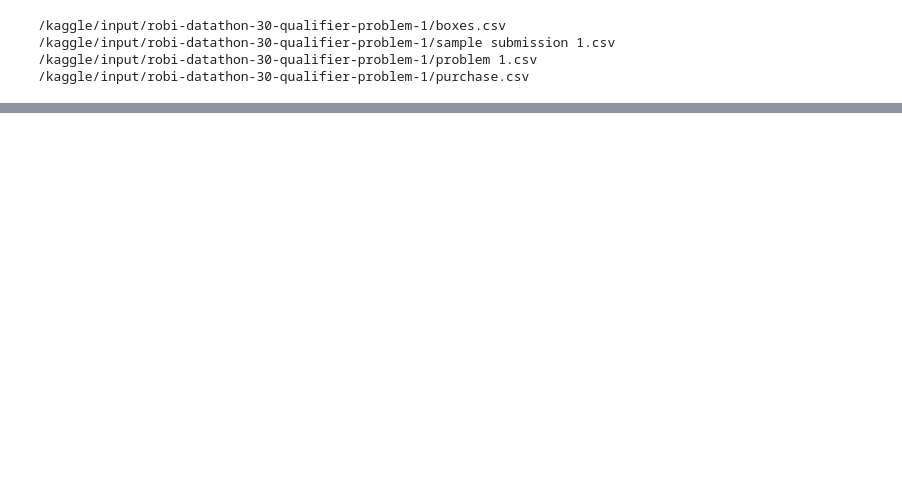
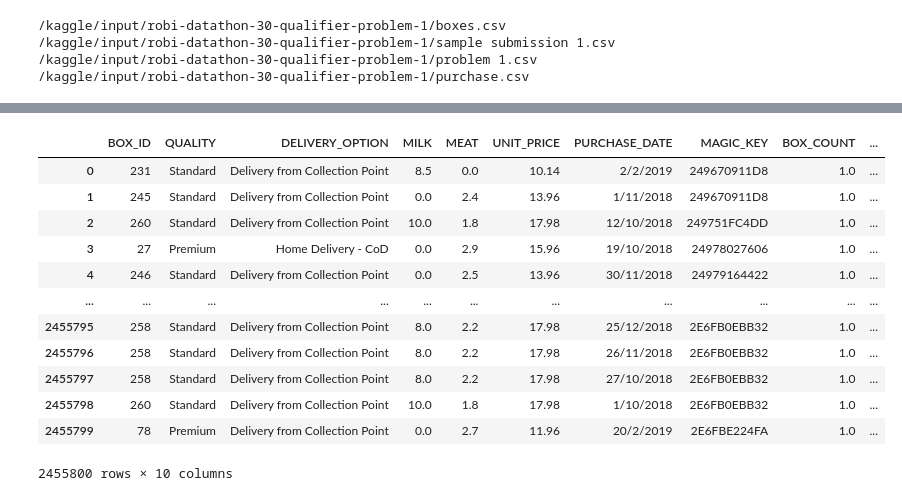
Before and after one commit to shuvo881/Robi-Datathon-3.0-kaggle-computation-, a Jupyter notebook: Problem 1.ipynb, the cells around one changed output, grey strips where cells are left out. Saved outputs shown, nothing was run; the diff lists cells and outputs as text; code cells hidden in the pictures; blank space fills up the shorter version.

Commit message:
Kaggle Notebook | Problem 1 || Robi Datathon 3.0 | Version 1

```diff
--- a/Problem 1.ipynb
+++ b/Problem 1.ipynb
@@ -23,0 +26,6 @@ for dirname, _, filenames in os.walk('/kaggle/input'):
+# %%
+boxes_df = pd.read_csv('/kaggle/input/robi-datathon-30-qualifier-problem-1/boxes.csv')
+problem_1_df = pd.read_csv('/kaggle/input/robi-datathon-30-qualifier-problem-1/problem 1.csv')
+purchase_df = pd.read_csv('/kaggle/input/robi-datathon-30-qualifier-problem-1/purchase.csv')
+
+sample_submission_1 = pd.read_csv('/kaggle/input/robi-datathon-30-qualifier-problem-1/sample submission 1.csv')
@@ -25,0 +140,3 @@ for dirname, _, filenames in os.walk('/kaggle/input'):
+# %%
+merged_df = pd.merge(boxes_df, purchase_df, on='BOX_ID', how='inner')
+merged_df
@@ -25,0 +157,17 @@ for dirname, _, filenames in os.walk('/kaggle/input'):
+# %%
+outer_merged_df = pd.merge(merged_df, sample_submission_1, on='MAGIC_KEY', how='outer')
+outer_merged_df
+# %% [output]
+|  | BOX_ID | QUALITY | DELIVERY_OPTION | MILK | MEAT | UNIT_PRICE | PURCHASE_DATE | MAGIC_KEY | BOX_COUNT | ... |
+| 0 | 231 | Standard | Delivery from Collection Point | 8.5 | 0.0 | 10.14 | 2/2/2019 | 249670911D8 | 1.0 | ... |
+| 1 | 245 | Standard | Delivery from Collection Point | 0.0 | 2.4 | 13.96 | 1/11/2018 | 249670911D8 | 1.0 | ... |
+| 2 | 260 | Standard | Delivery from Collection Point | 10.0 | 1.8 | 17.98 | 12/10/2018 | 249751FC4DD | 1.0 | ... |
+| 3 | 27 | Premium | Home Delivery - CoD | 0.0 | 2.9 | 15.96 | 19/10/2018 | 24978027606 | 1.0 | ... |
+| 4 | 246 | Standard | Delivery from Collection Point | 0.0 | 2.5 | 13.96 | 30/11/2018 | 24979164422 | 1.0 | ... |
+| ... | ... | ... | ... | ... | ... | ... | ... | ... | ... | ... |
+| 2455795 | 258 | Standard | Delivery from Collection Point | 8.0 | 2.2 | 17.98 | 25/12/2018 | 2E6FB0EBB32 | 1.0 | ... |
+| 2455796 | 258 | Standard | Delivery from Collection Point | 8.0 | 2.2 | 17.98 | 26/11/2018 | 2E6FB0EBB32 | 1.0 | ... |
+| 2455797 | 258 | Standard | Delivery from Collection Point | 8.0 | 2.2 | 17.98 | 27/10/2018 | 2E6FB0EBB32 | 1.0 | ... |
+| 2455798 | 260 | Standard | Delivery from Collection Point | 10.0 | 1.8 | 17.98 | 1/10/2018 | 2E6FB0EBB32 | 1.0 | ... |
+| 2455799 | 78 | Premium | Delivery from Collection Point | 0.0 | 2.7 | 11.96 | 20/2/2019 | 2E6FBE224FA | 1.0 | ... |
+2455800 rows × 10 columns
```
Also changed, not shown: parts of 39 cells of this notebook.
